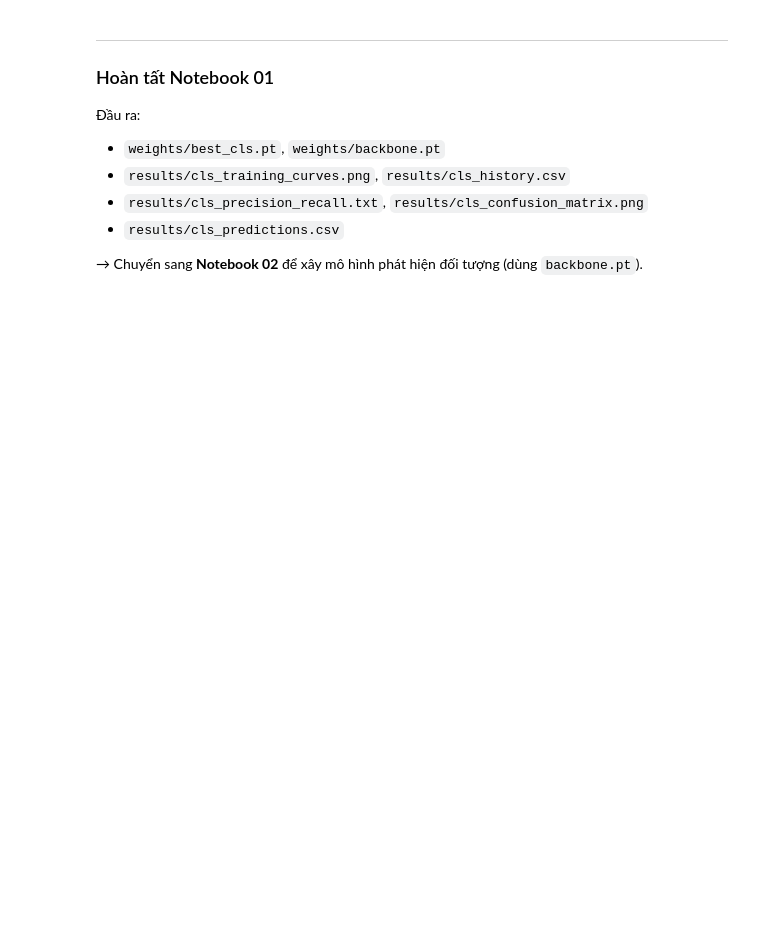
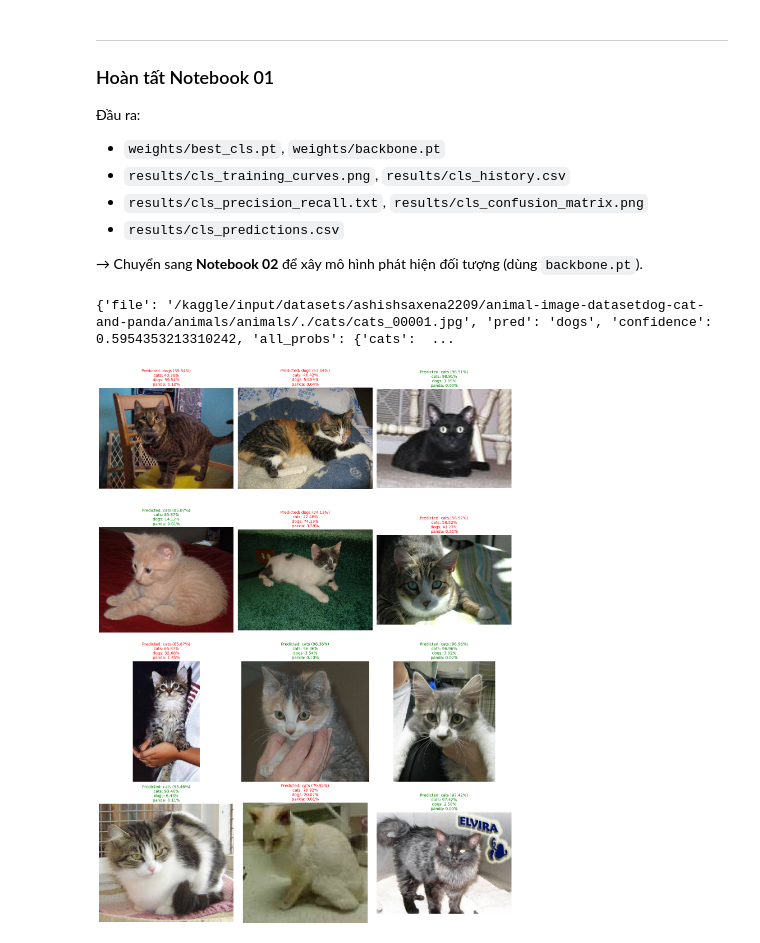
Before and after one commit to ducqwang/Mini-Project-01, a Jupyter notebook: notebooks/01_classification_eelan.ipynb, the cells around one changed output. Saved outputs shown, nothing was run; the diff lists cells and outputs as text; code cells hidden in the pictures; blank space fills up the shorter version.

```diff
--- a/notebooks/01_classification_eelan.ipynb
+++ b/notebooks/01_classification_eelan.ipynb
@@ -41,7 +41,7 @@ if ENV == 'colab':
     DATA_ROOT = '/content/drive/MyDrive/MiniProject01'
     OUT_ROOT  = '/content/drive/MyDrive/MiniProject01'
 elif ENV == 'kaggle':
-    DATA_ROOT = '/kaggle/input'                  # mọi dataset đính kèm nằm ở đây
+    DATA_ROOT = '/kaggle/input/datasets/ashishsaxena2209/animal-image-datasetdog-cat-and-panda/animals/animals'                  # mọi dataset đính kèm nằm ở đây
     OUT_ROOT  = '/kaggle/working/MiniProject01'  # ghi được, giữ lại sau khi chạy
 else:
     DATA_ROOT = r'D:/CV nâng cao/Project/Mini Project 01'
@@ -634,3 +751,53 @@ Tổng số ảnh dự đoán: 0
 - `results/cls_predictions.csv`
 
 → Chuyển sang **Notebook 02** để xây mô hình phát hiện đối tượng (dùng `backbone.pt`).
+# %%
+print(rows[0])
+# %% [output]
+{'file': '/kaggle/input/datasets/ashishsaxena2209/animal-image-datasetdog-cat-and-panda/animals/animals/./cats/cats_00001.jpg', 'pred': 'dogs', 'confidence': 0.5954353213310242, 'all_probs': {'cats':  ...
+# %%
+import matplotlib.pyplot as plt
+from PIL import Image
+import math
+
+# Hiển thị tối đa 12 ảnh đã predict
+N_SHOW = min(12, len(rows))
+ncols = 3
+nrows = math.ceil(N_SHOW / ncols)
+
+fig, axes = plt.subplots(nrows, ncols, figsize=(15, 5 * nrows))
+axes = axes.flatten() if hasattr(axes, "flatten") else [axes]
+
+for i in range(N_SHOW):
+    row = rows[i]
+
+    # Đọc ảnh
+    img = Image.open(row['file']).convert('RGB')
+    axes[i].imshow(img)
+
+    # Nhãn dự đoán và confidence
+    pred = row['pred']
+    conf = row['confidence']
+
+    # Xác suất của tất cả các lớp
+    probs = row['all_probs']
+    prob_text = '\n'.join(
+        f'{cls}: {prob:.2%}'
+        for cls, prob in probs.items()
+    )
+
+    axes[i].set_title(
+        f'Predicted: {pred} ({conf:.2%})\n{prob_text}',
+        fontsize=10,
+        color='green' if conf >= 0.8 else 'red'
+    )
+    axes[i].axis('off')
+
+# Tắt các ô thừa
+for i in range(N_SHOW, len(axes)):
+    axes[i].axis('off')
+
+plt.tight_layout()
+plt.show()
+# %% [output]
+[figure, added]
```
Also changed, not shown: parts of 7 cells of this notebook, 1 other file.
